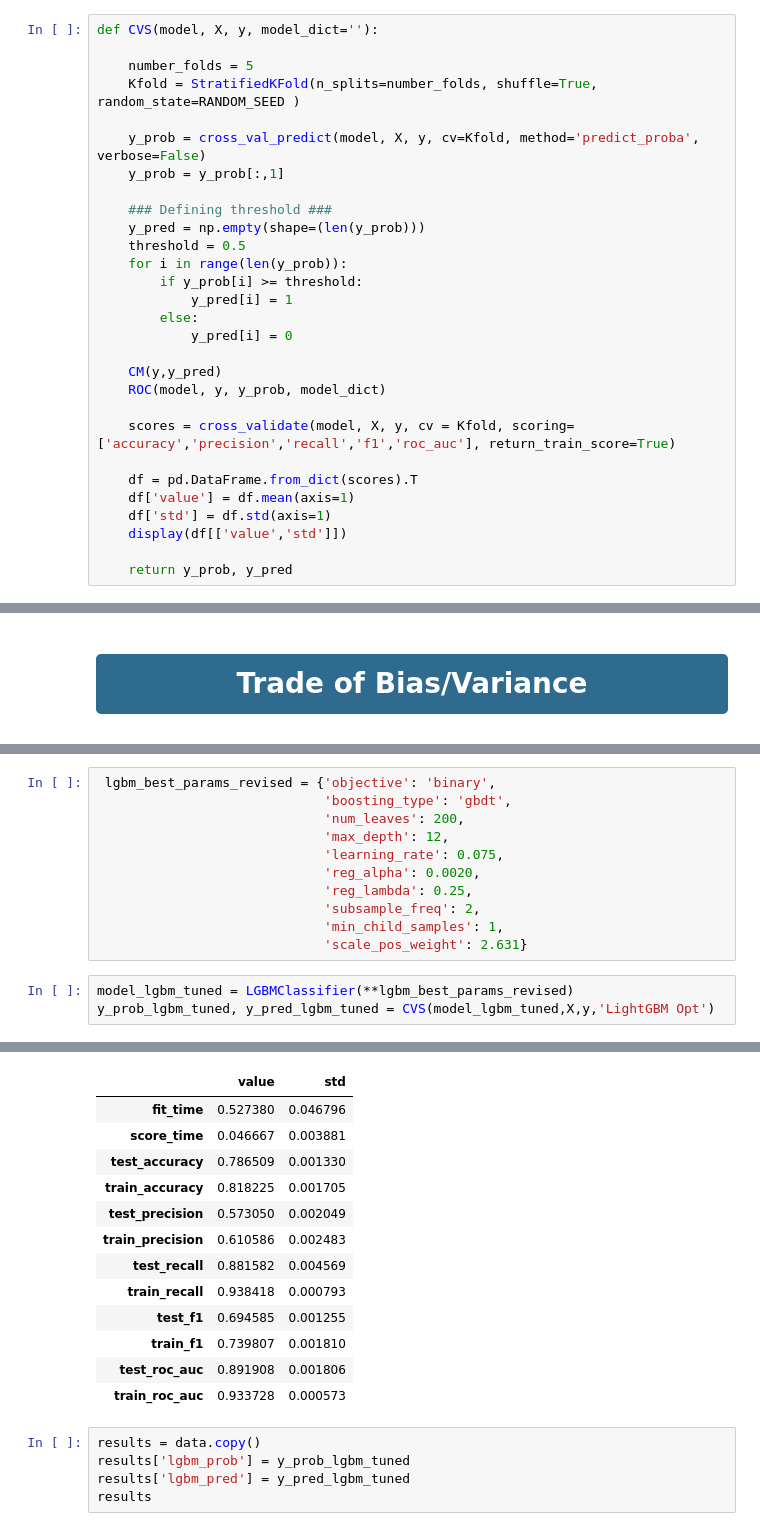
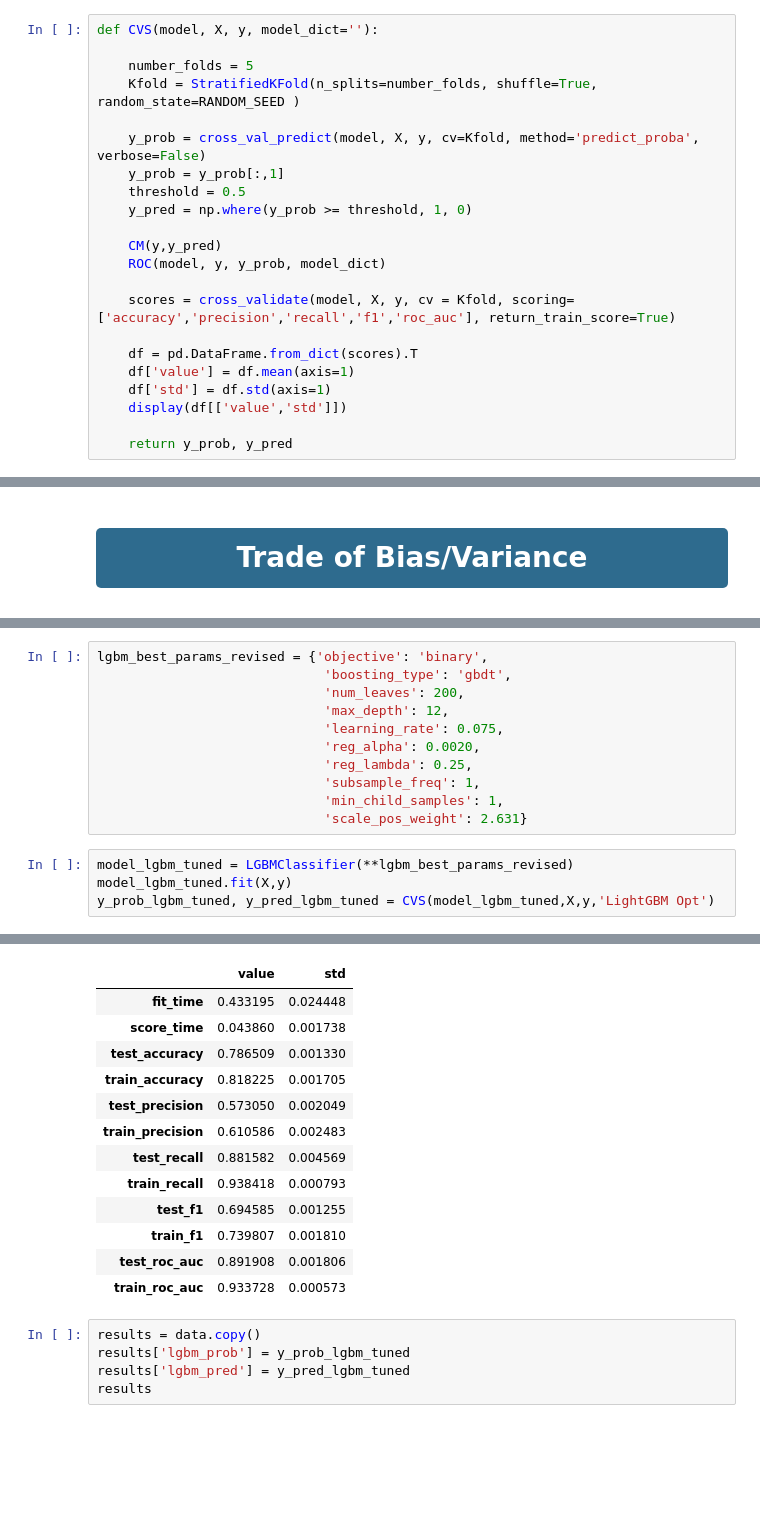
Before and after one commit to alyssonvidal/Hotel-Booking-Cancelations, a Jupyter notebook: notebooks/part04_model_lightgbm.ipynb, the cells around one changed output, grey strips where cells are left out. Cells and saved outputs as stored; diff of their text form; blank space fills up the shorter version.

```diff
--- a/notebooks/part04_model_lightgbm.ipynb
+++ b/notebooks/part04_model_lightgbm.ipynb
@@ -80,15 +79,8 @@ def CVS(model, X, y, model_dict=''):
 
     y_prob = cross_val_predict(model, X, y, cv=Kfold, method='predict_proba', verbose=False)
     y_prob = y_prob[:,1]
-
-    ### Defining threshold ###
-    y_pred = np.empty(shape=(len(y_prob)))
     threshold = 0.5
-    for i in range(len(y_prob)):
-        if y_prob[i] >= threshold:
-            y_pred[i] = 1
-        else:
-            y_pred[i] = 0
+    y_pred = np.where(y_prob >= threshold, 1, 0)
 
     CM(y,y_pred)
     ROC(model, y, y_prob, model_dict)
@@ -320,33 +270,34 @@ lgbm_best_params
  'scale_pos_weight': 2.631}
 # %%
- lgbm_best_params_revised = {'objective': 'binary',
+lgbm_best_params_revised = {'objective': 'binary',
                              'boosting_type': 'gbdt',
                              'num_leaves': 200,
                              'max_depth': 12,
                              'learning_rate': 0.075,
                              'reg_alpha': 0.0020,
                              'reg_lambda': 0.25,
-                             'subsample_freq': 2,
+                             'subsample_freq': 1,
                              'min_child_samples': 1,
                              'scale_pos_weight': 2.631}
 # %%
 model_lgbm_tuned = LGBMClassifier(**lgbm_best_params_revised)
+model_lgbm_tuned.fit(X,y)
 y_prob_lgbm_tuned, y_pred_lgbm_tuned = CVS(model_lgbm_tuned,X,y,'LightGBM Opt')
 # %% [output]
 [figure]
 Score:
                precision    recall  f1-score   support
 
            0       0.94      0.75      0.84     63220
            1       0.57      0.88      0.69     24025
 
     accuracy                           0.79     87245
    macro avg       0.76      0.82      0.77     87245
 weighted avg       0.84      0.79      0.80     87245
 [figure]
 |  | value | std |
-| fit_time | 0.527380 | 0.046796 |
-| score_time | 0.046667 | 0.003881 |
+| fit_time | 0.433195 | 0.024448 |
+| score_time | 0.043860 | 0.001738 |
 | test_accuracy | 0.786509 | 0.001330 |
 | train_accuracy | 0.818225 | 0.001705 |
 | test_precision | 0.573050 | 0.002049 |
```
Also changed, not shown: parts of 13 cells of this notebook, 26 other files.
